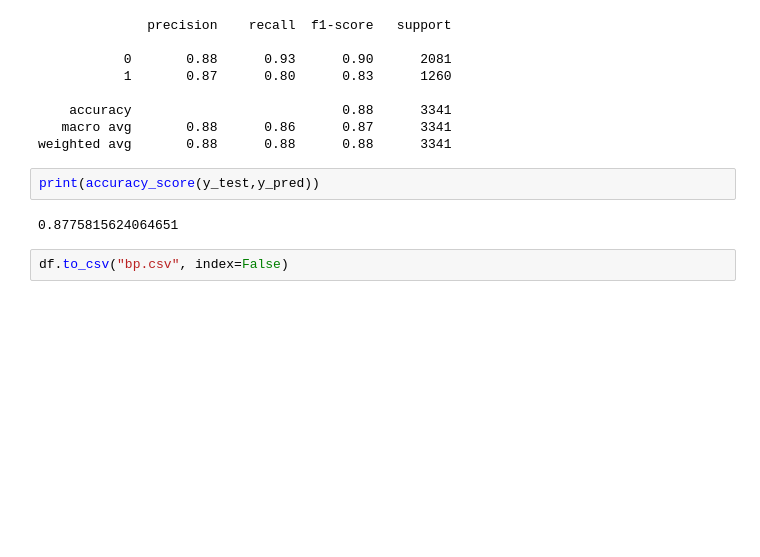
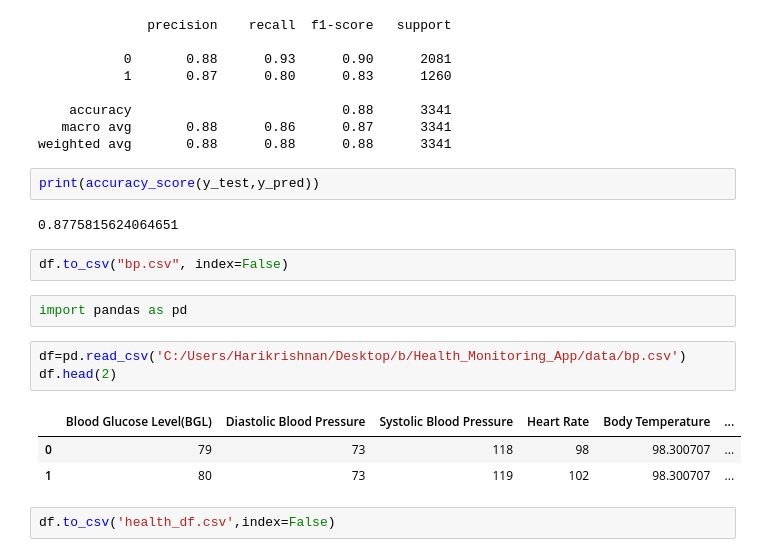
Before and after one commit to harikrishnansivadasan/Health_Monitoring_App, a Jupyter notebook: notebooks/Eda.ipynb, the cells around one changed output. Cells and saved outputs as stored; diff of their text form; blank space fills up the shorter version.

```diff
--- a/notebooks/Eda.ipynb
+++ b/notebooks/Eda.ipynb
@@ -539,3 +539,14 @@ print(accuracy_score(y_test,y_pred))
 0.8775815624064651
 # %%
 df.to_csv("bp.csv", index=False)
+# %%
+import pandas as pd
+# %%
+df=pd.read_csv('C:/Users/Harikrishnan/Desktop/b/Health_Monitoring_App/data/bp.csv')
+df.head(2)
+# %% [output]
+|  | Blood Glucose Level(BGL) | Diastolic Blood Pressure | Systolic Blood Pressure | Heart Rate | Body Temperature | ... |
+| 0 | 79 | 73 | 118 | 98 | 98.300707 | ... |
+| 1 | 80 | 73 | 119 | 102 | 98.300707 | ... |
+# %%
+df.to_csv('health_df.csv',index=False)
```
Also changed, not shown: 10 other files.
